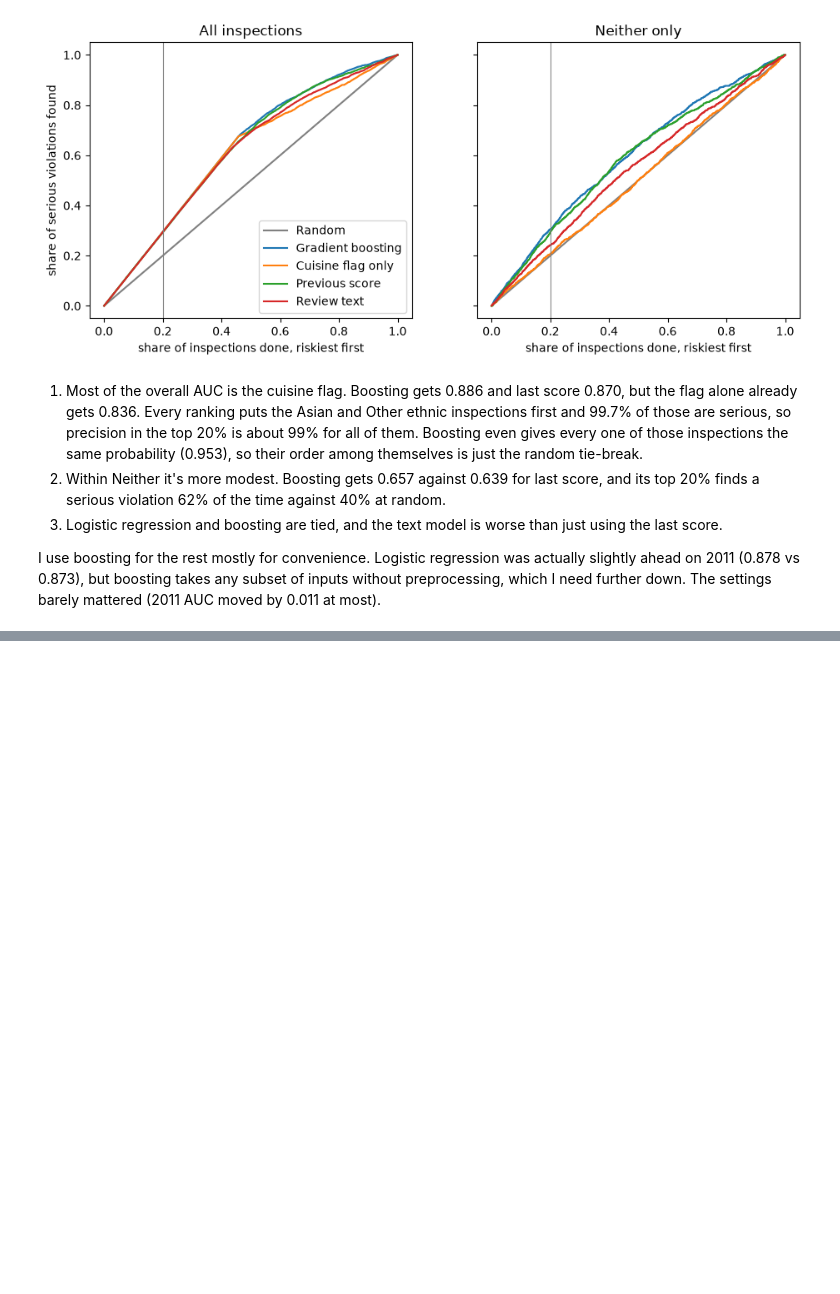
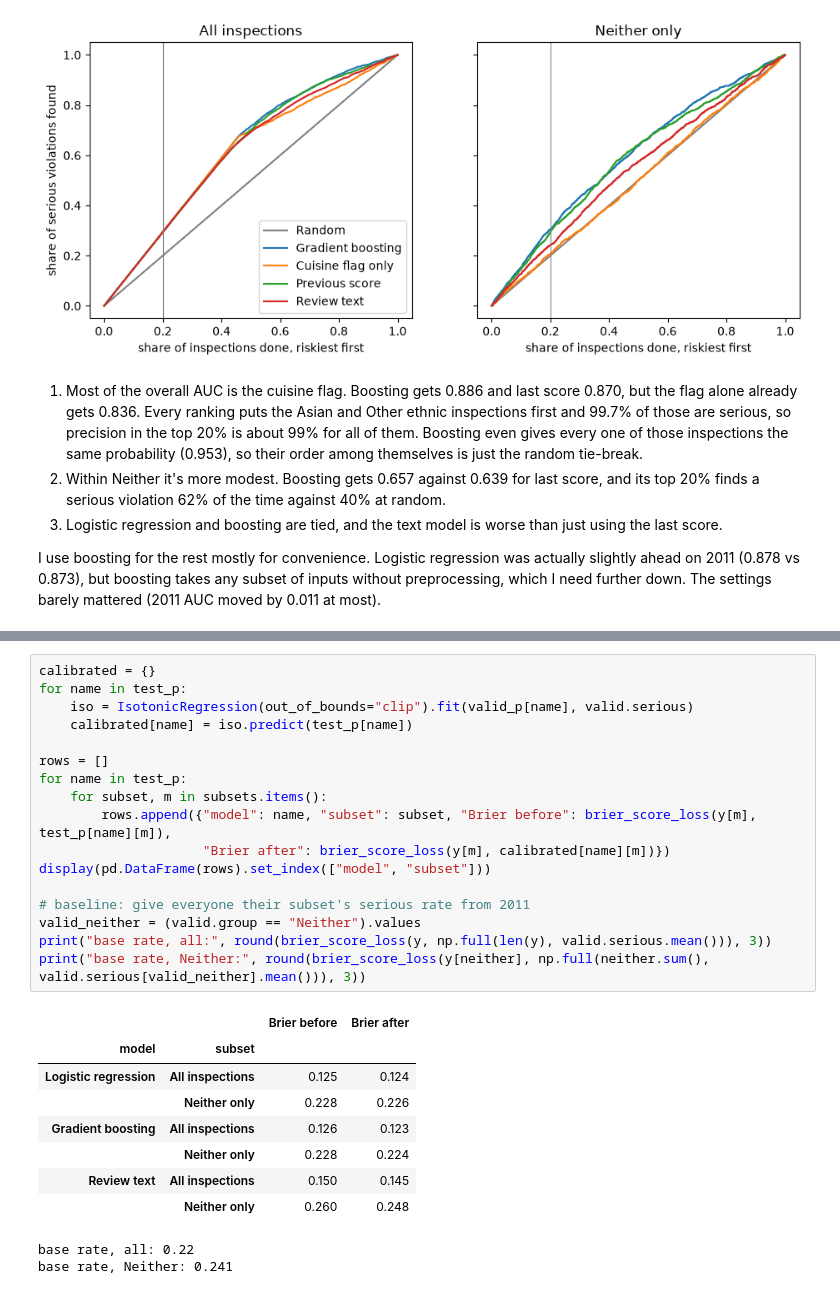
Before and after one commit to TanayPratapSingh/seattle-food-safety, a Jupyter notebook: tanay_singh_reglab_takehome.ipynb, the cells around one changed output, grey strips where cells are left out. Drawn from its saved outputs; the diff is of its cells as text; blank space fills up the shorter version.

```diff
--- a/tanay_singh_reglab_takehome.ipynb
+++ b/tanay_singh_reglab_takehome.ipynb
@@ -467,0 +472,28 @@ I use boosting for the rest mostly for convenience. Logistic regression was actu
+# %%
+calibrated = {}
+for name in test_p:
+    iso = IsotonicRegression(out_of_bounds="clip").fit(valid_p[name], valid.serious)
+    calibrated[name] = iso.predict(test_p[name])
+
+rows = []
+for name in test_p:
+    for subset, m in subsets.items():
+        rows.append({"model": name, "subset": subset, "Brier before": brier_score_loss(y[m], test_p[name][m]),
+                     "Brier after": brier_score_loss(y[m], calibrated[name][m])})
+display(pd.DataFrame(rows).set_index(["model", "subset"]))
+
+# baseline: give everyone their subset's serious rate from 2011
+valid_neither = (valid.group == "Neither").values
+print("base rate, all:", round(brier_score_loss(y, np.full(len(y), valid.serious.mean())), 3))
+print("base rate, Neither:", round(brier_score_loss(y[neither], np.full(neither.sum(), valid.serious[valid_neither].mean())), 3))
+# %% [output]
+|  |  | Brier before | Brier after |
+| model | subset |  |  |
+| Logistic regression | All inspections | 0.125 | 0.124 |
+|  | Neither only | 0.228 | 0.226 |
+| Gradient boosting | All inspections | 0.126 | 0.123 |
+|  | Neither only | 0.228 | 0.224 |
+| Review text | All inspections | 0.150 | 0.145 |
+|  | Neither only | 0.260 | 0.248 |
+base rate, all: 0.22
+base rate, Neither: 0.241
```
Also changed, not shown: parts of 3 cells of this notebook.
